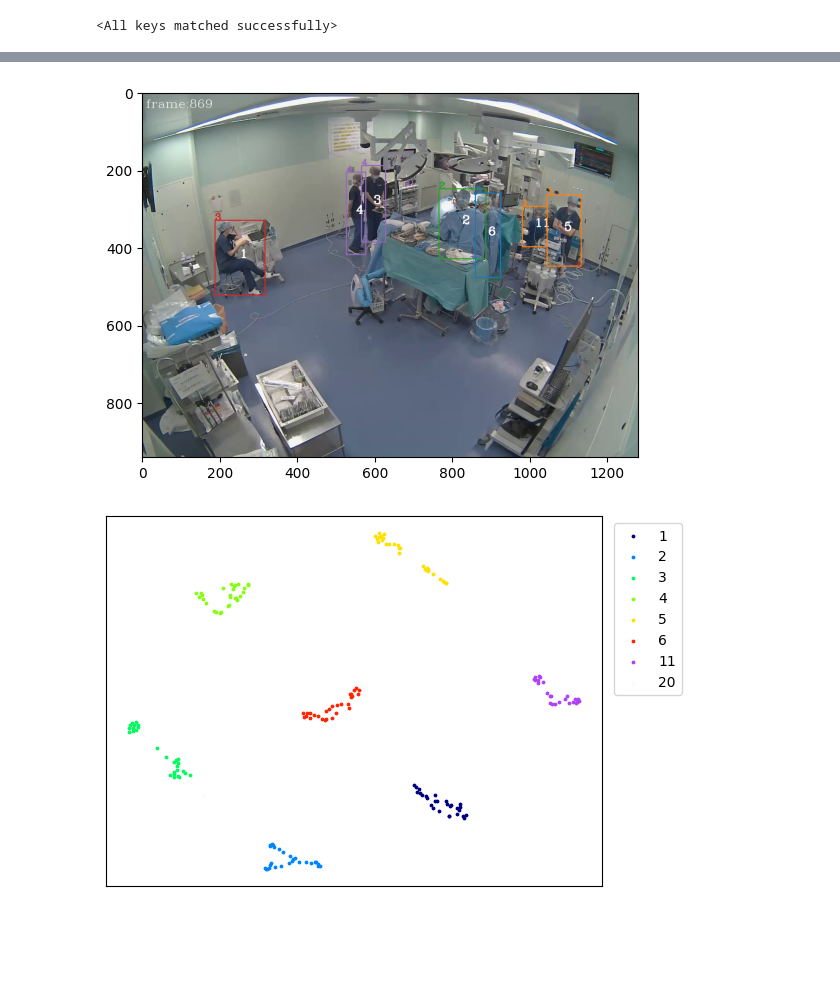
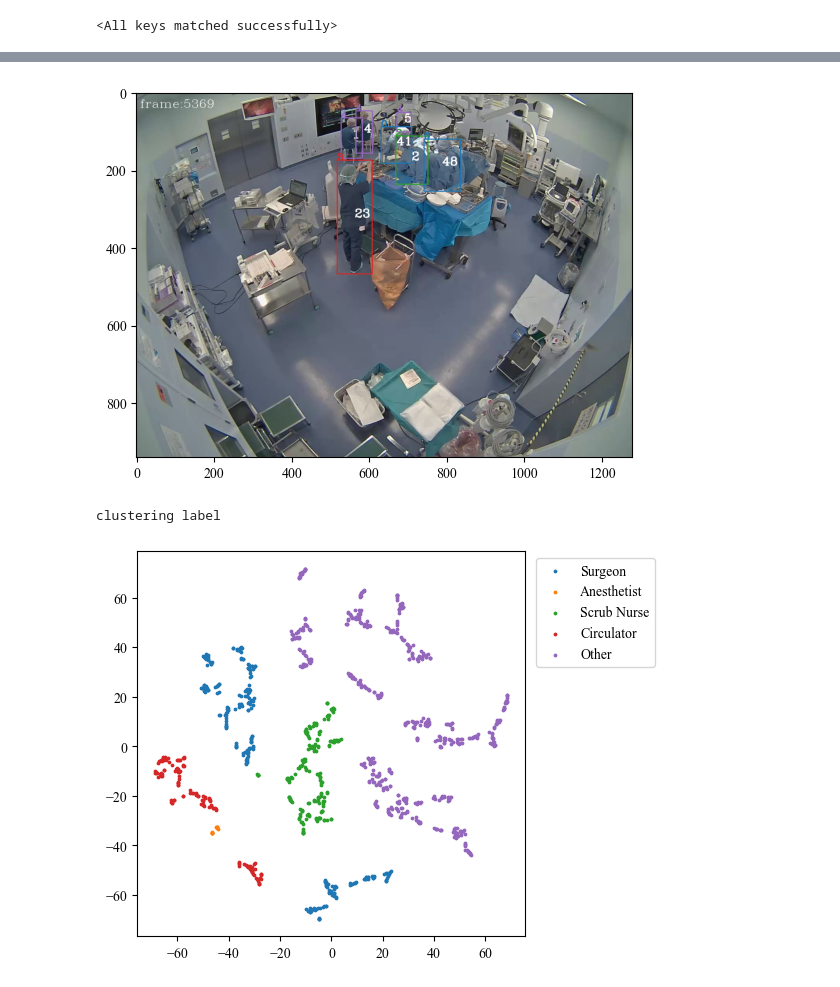
Before and after one commit to kojikojiprg/har-for-or, a Jupyter notebook: notebooks/pred_invididual.ipynb, the cells around one changed output, grey strips where cells are left out. Drawn from its saved outputs; the diff is of its cells as text; code cells hidden in the pictures; blank space fills up the shorter version.

```diff
--- a/notebooks/pred_invididual.ipynb
+++ b/notebooks/pred_invididual.ipynb
@@ -19,11 +19,14 @@ from src.utils import video, yaml_handler, vis
 /raid6/home/yokoyama/har-for-or
 # %%
 model_type = "sqvae"
-dataset_num = 5
+dataset_num = 3
 
 if dataset_num == 3:
-    video_num = 12
-    v = 0
+    video_num = 6
+    # v = 1
+    # v = 3  # book_size 1024, decoder 変更
+    v = 4  # book_size 1024, nlayers 6 →　精度向上?
+    v = 5  # book_size 128, nlayers 6
 elif dataset_num == 4:
     video_num = 9
     v = 1
@@ -40,6 +43,11 @@ checkpoint_dir = f"models/individual/{model_type}/version_{v}"
 # load config
 config_path = f"{checkpoint_dir}/individual-{model_type}.yaml"
 config = yaml_handler.load(config_path)
+
+# load classes
+path = f"../datasets/dataset{dataset_num:02d}/annotation/classes.txt"
+classes = np.loadtxt(path, str, usecols=0, delimiter=",")
+classes = [c.title() for c in classes]
 # %%
 gpu_id = 1
 device = f"cuda:{gpu_id}"
@@ -84,7 +92,7 @@ range_points = config.range_points
 video_path = f"{data_dirs[0]}.mp4"
 cap = video.Capture(video_path)
 n_start_frame = 0
-max_n_frame = 30 * 30
+max_n_frame = 30 * 180
 # max_n_frame = cap.frame_count
 frame_size = cap.size
 
@@ -190,7 +198,7 @@ plt.show()
 plt.imshow(cv2.cvtColor(frame_cluster, cv2.COLOR_BGR2RGB))
 plt.show()
 # %% [output]
-[figure, old version]
+[figure, new version]
 # %%
 if not config.mask_leg:
     n_pts = 17 + 2
@@ -200,9 +208,9 @@ else:  # mask ankles and knees
 X = np.array(latent_features["ze"])
 X = X.reshape(-1, config.latent_ndim * n_pts * 2)
 # %%
-# print("tracking id")
-labels = np.array(latent_features["id"])
-lut = len(np.unique(labels))
-vis.plot_tsne(X, labels, 10, None, True, cmap="gist_ncar", lut=lut)
+print("clustering label")
+labels = np.array(latent_features["label"])
+vis.plot_tsne(X, labels, classes, 10, None, True, cmap="tab10")
 # %% [output]
+clustering label
-[figure, old version]
+[figure, new version]
```
Also changed, not shown: parts of 4 cells of this notebook.
